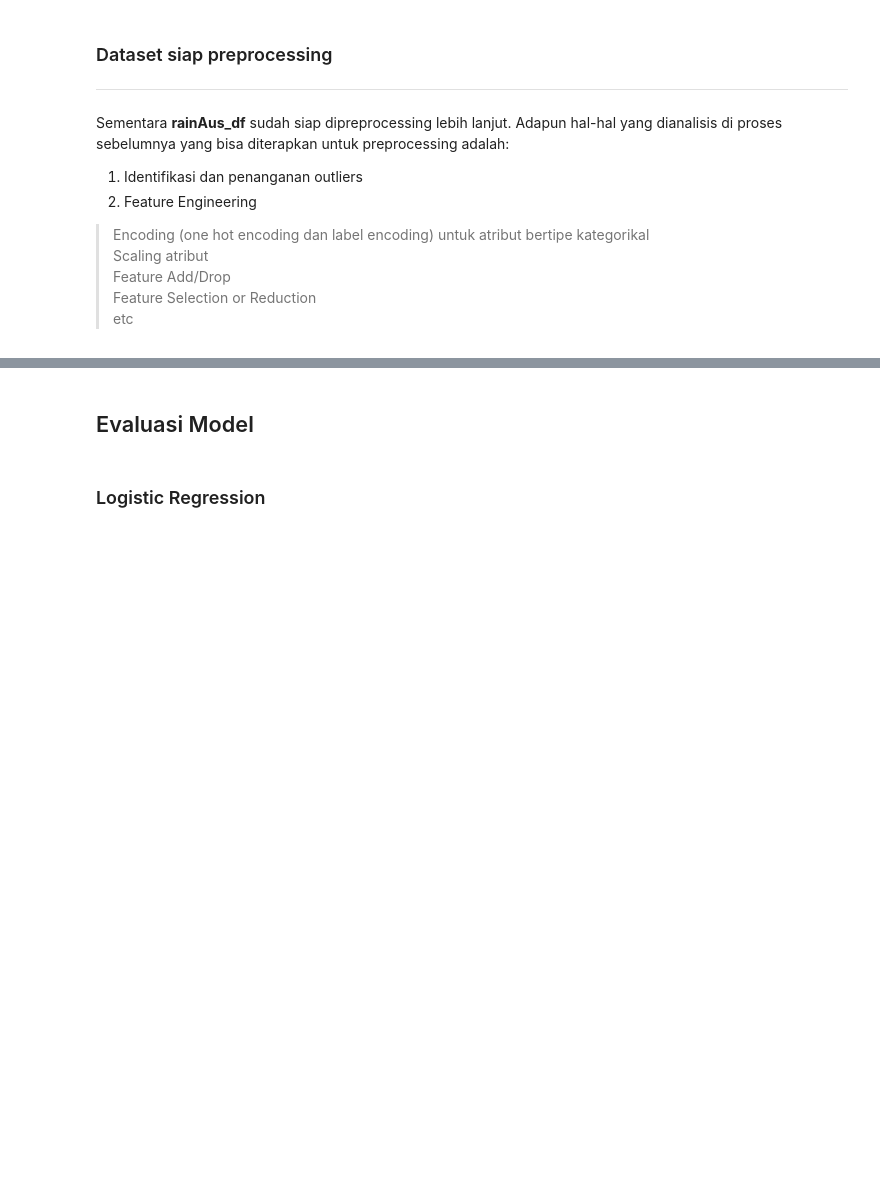
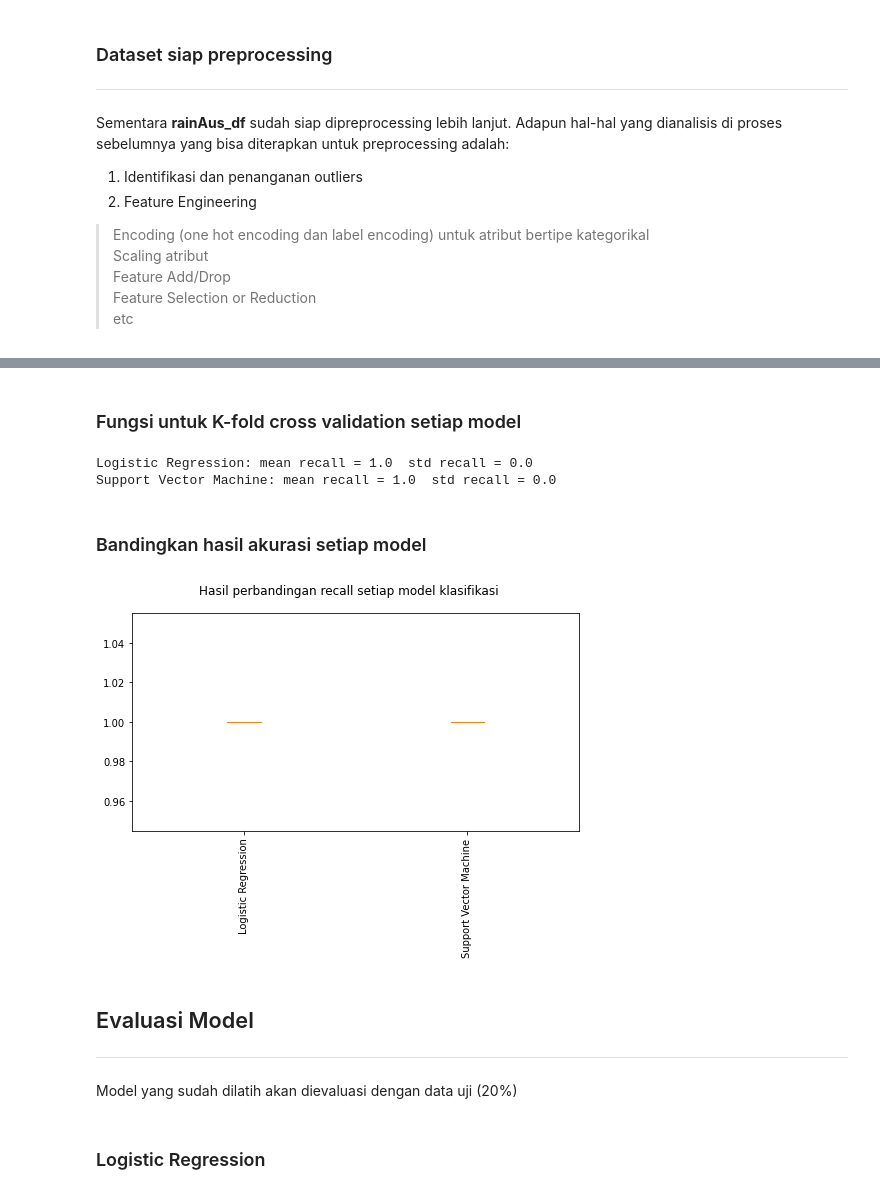
Before and after one commit to satriabimantara/hacktiv8-data-science-final-project, a Jupyter notebook: PYTN_KampusMerdeka_fp2_I MADE SATRIA BIMANTARA_NAUFAL REZKY ANANDA.ipynb, the cells around one changed output, grey strips where cells are left out. Saved outputs shown, nothing was run; the diff lists cells and outputs as text; code cells hidden in the pictures; blank space fills up the shorter version.

```diff
--- a/PYTN_KampusMerdeka_fp2_I MADE SATRIA BIMANTARA_NAUFAL REZKY ANANDA.ipynb
+++ b/PYTN_KampusMerdeka_fp2_I MADE SATRIA BIMANTARA_NAUFAL REZKY ANANDA.ipynb
@@ -879 +1123,11 @@ rainAus_df
+# %%
+# instansiasi objek PCA dengan jumlah komponen terbaik
+pca_best_component = PCA(n_components=best_principal_component)
+
+# fit into training
+pca_best_component.fit(X_train)
+
+# transform into train and test
+X_train_pca = pca_best_component.transform(X_train)
+X_test_pca = pca_best_component.transform(X_test)
 # %% [markdown]
@@ -884,0 +1135,5 @@ rainAus_df
+# %%
+# Inisialisasi fold dan scoring yang digunakan
+num_fold = 10
+scoring_accuracy ='accuracy'
+scoring_recall = 'recall'
@@ -884,0 +1142,12 @@ rainAus_df
+# %%
+# buat list dari seluruh model yang digunakan
+models = []
+
+# append model
+models.append(('Logistic Regression', LogisticRegression()))
+models.append(('Support Vector Machine', SVC()))
+
+#k-fold cross validation initialization object
+kfold = KFold(n_splits=num_fold, random_state=42, shuffle=True)
+# %% [markdown]
+### Fungsi untuk K-fold cross validation setiap model
@@ -885,4 +1191,34 @@ rainAus_df
+# %%
+cv_results_recall, model_names, print_msg_recall = perform_model(
+    models=models,
+    X_train=X_train_pca,
+    y_train=y_train,
+    kfold=kfold,
+    scoring=scoring_recall
+)
+# %%
+# cetak hasil rata-rata akurasi setiap model
+for msg in print_msg_recall:
+    print(msg)
+# %% [output]
+Logistic Regression: mean recall = 1.0  std recall = 0.0
+Support Vector Machine: mean recall = 1.0  std recall = 0.0
+# %% [markdown]
+### Bandingkan hasil akurasi setiap model
+# %%
+fig = plt.figure(figsize=(10,8))
+fig.suptitle('Hasil perbandingan recall setiap model klasifikasi')
+ax = fig.add_subplot(111)
+
+plt.boxplot(cv_results_recall)
+ax.set_xticklabels(model_names, rotation=90)
+fig.set_size_inches(8,4)
+plt.show()
+# %% [output]
+[figure, added]
 # %% [markdown]
 ## Evaluasi Model
+***
+Model yang sudah dilatih akan dievaluasi dengan data uji (20%)
 # %% [markdown]
 ### Logistic Regression
```
Also changed, not shown: parts of 49 cells of this notebook.
